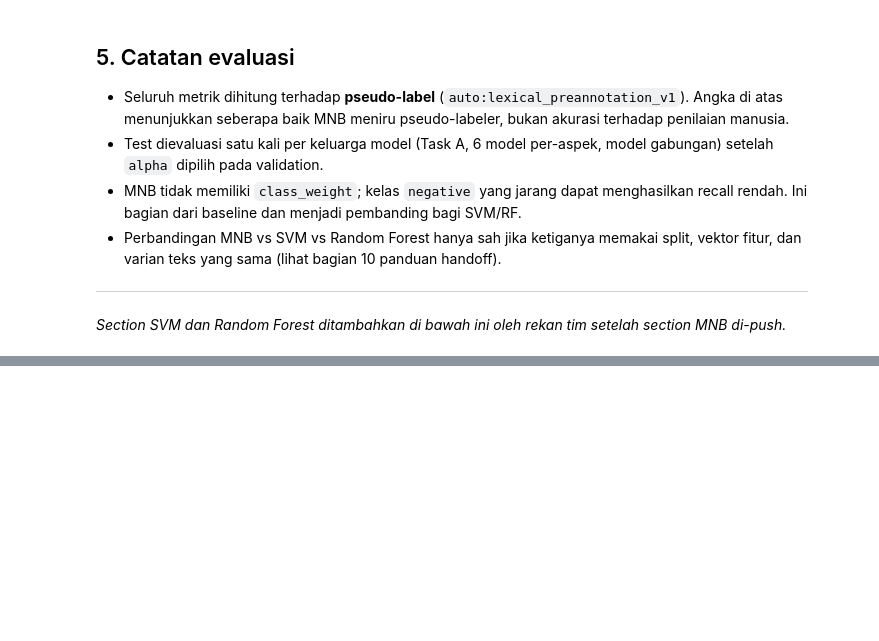
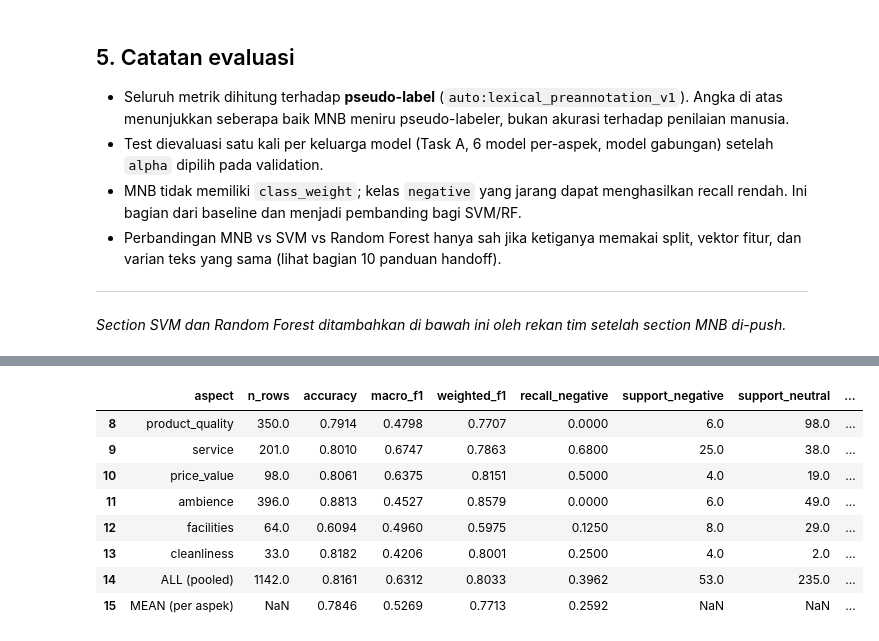
Before and after one commit to Hafizh220705/brewscope-coffee-insights, a Jupyter notebook: notebooks/03_modeling_all_models.ipynb, the cells around one changed output, grey strips where cells are left out. Cells and saved outputs as stored; diff of their text form; code cells hidden in the pictures; blank space fills up the shorter version.

```diff
--- a/notebooks/03_modeling_all_models.ipynb
+++ b/notebooks/03_modeling_all_models.ipynb
@@ -925,0 +953,20 @@ Semua pemeriksaan lolos.
+# %%
+rows = []
+for c in C_GRID_SVM:
+    candidate = OneVsRestClassifier(
+        LinearSVC(C=c, class_weight="balanced", random_state=SVM_RANDOM_STATE, max_iter=5000),
+    ).fit(A_X["train"], A_Y["train"])
+    predicted = candidate.predict(A_X["validation"])
+    rows.append({
+        "C": c,
+        "val_macro_f1": f1_score(A_Y["validation"], predicted, average="macro", zero_division=0),
+        "val_micro_f1": f1_score(A_Y["validation"], predicted, average="micro", zero_division=0),
+    })
+
+a_svm_tuning = pd.DataFrame(rows)
+# Helper pick_alpha() dari section MNB dipakai ulang (kolom di-rename sementara).
+A_SVM_C = pick_alpha(a_svm_tuning.rename(columns={"C": "alpha"}), "val_macro_f1")
+a_svm_tuning["selected"] = a_svm_tuning["C"] == A_SVM_C
+display(a_svm_tuning)
+print("C terpilih (Task A SVM):", A_SVM_C)
+a_svm_tuning.to_csv(SVM_TABLES_DIR / "task_a_c_tuning.csv", index=False)
@@ -925,0 +1093,51 @@ Semua pemeriksaan lolos.
+# %%
+models_b_svm = {
+    aspect: LinearSVC(
+        C=B_SVM_C, class_weight="balanced", random_state=SVM_RANDOM_STATE, max_iter=5000,
+    ).fit(B_X["train"][aspect], B_y["train"][aspect])
+    for aspect in ASPECTS
+}
+B_svm_pred = {
+    split: {aspect: models_b_svm[aspect].predict(B_X[split][aspect]) for aspect in ASPECTS}
+    for split in ("validation", "test")
+}
+
+metric_rows = []
+for split in ("validation", "test"):
+    for aspect in ASPECTS:
+        metric_rows.append({"aspect": aspect, "split": split,
+                            **sentiment_metrics(B_y[split][aspect], B_svm_pred[split][aspect])})
+    pooled = sentiment_metrics(
+        np.concatenate([B_y[split][a] for a in ASPECTS]),
+        np.concatenate([B_svm_pred[split][a] for a in ASPECTS]),
+    )
+    metric_rows.append({"aspect": "ALL (pooled)", "split": split, **pooled})
+    mean_row = {"aspect": "MEAN (per aspek)", "split": split}
+    per_aspect_df = pd.DataFrame([r for r in metric_rows if r["split"] == split and r["aspect"] in ASPECTS])
+    for column in ("accuracy", "macro_f1", "weighted_f1", "recall_negative"):
+        mean_row[column] = per_aspect_df[column].mean()
+    metric_rows.append(mean_row)
+
+b_svm_metrics_per_aspect = pd.DataFrame(metric_rows)
+shown = ["aspect", "n_rows", "accuracy", "macro_f1", "weighted_f1", "recall_negative",
+         "support_negative", "support_neutral", "support_positive"]
+print("TEST — 6 model SVM per-aspek:")
+display(b_svm_metrics_per_aspect[b_svm_metrics_per_aspect["split"] == "test"][shown].round(4))
+
+b_svm_metrics_per_aspect.to_csv(SVM_TABLES_DIR / "task_b_metrics_per_aspect.csv", index=False)
+
+b_svm_predictions = pd.concat(
+    [
+        pd.DataFrame({
+            "annotation_id": B[aspect]["test"]["annotation_id"],
+            "aspect_category": aspect,
+            "sentiment_true": B_y["test"][aspect],
+            "sentiment_pred": B_svm_pred["test"][aspect],
+            "split": "test",
+        })
+        for aspect in ASPECTS
+    ],
+    ignore_index=True,
+)
+b_svm_predictions.to_csv(SVM_TABLES_DIR / "task_b_test_predictions.csv", index=False)
+# %% [output]
@@ -925,0 +1145,9 @@ Semua pemeriksaan lolos.
+|  | aspect | n_rows | accuracy | macro_f1 | weighted_f1 | recall_negative | support_negative | support_neutral | ... |
+| 8 | product_quality | 350.0 | 0.7914 | 0.4798 | 0.7707 | 0.0000 | 6.0 | 98.0 | ... |
+| 9 | service | 201.0 | 0.8010 | 0.6747 | 0.7863 | 0.6800 | 25.0 | 38.0 | ... |
+| 10 | price_value | 98.0 | 0.8061 | 0.6375 | 0.8151 | 0.5000 | 4.0 | 19.0 | ... |
+| 11 | ambience | 396.0 | 0.8813 | 0.4527 | 0.8579 | 0.0000 | 6.0 | 49.0 | ... |
+| 12 | facilities | 64.0 | 0.6094 | 0.4960 | 0.5975 | 0.1250 | 8.0 | 29.0 | ... |
+| 13 | cleanliness | 33.0 | 0.8182 | 0.4206 | 0.8001 | 0.2500 | 4.0 | 2.0 | ... |
+| 14 | ALL (pooled) | 1142.0 | 0.8161 | 0.6312 | 0.8033 | 0.3962 | 53.0 | 235.0 | ... |
+| 15 | MEAN (per aspek) | NaN | 0.7846 | 0.5269 | 0.7713 | 0.2592 | NaN | NaN | ... |
```
Also changed, not shown: parts of 26 cells of this notebook, 22 other files.
